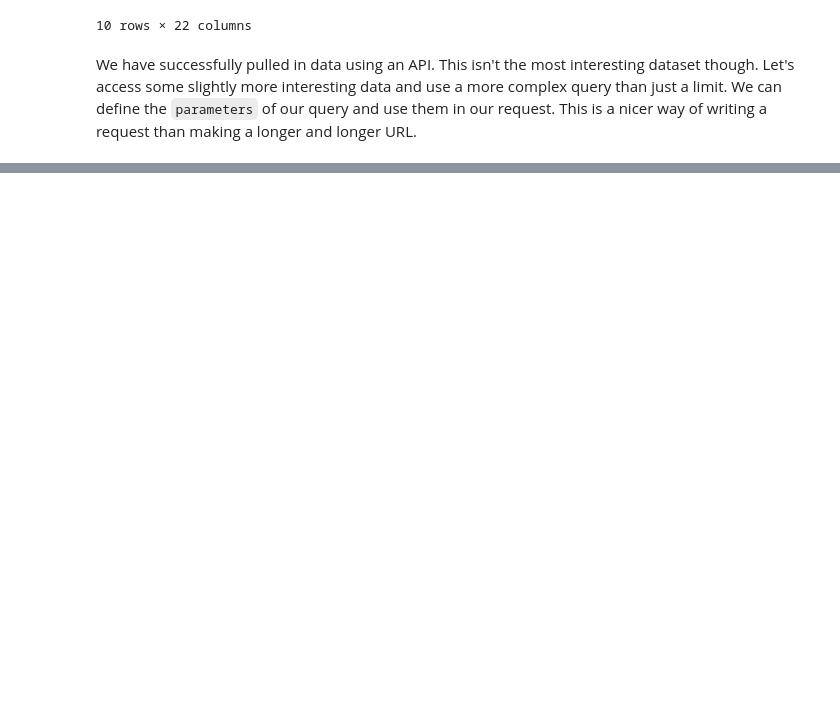
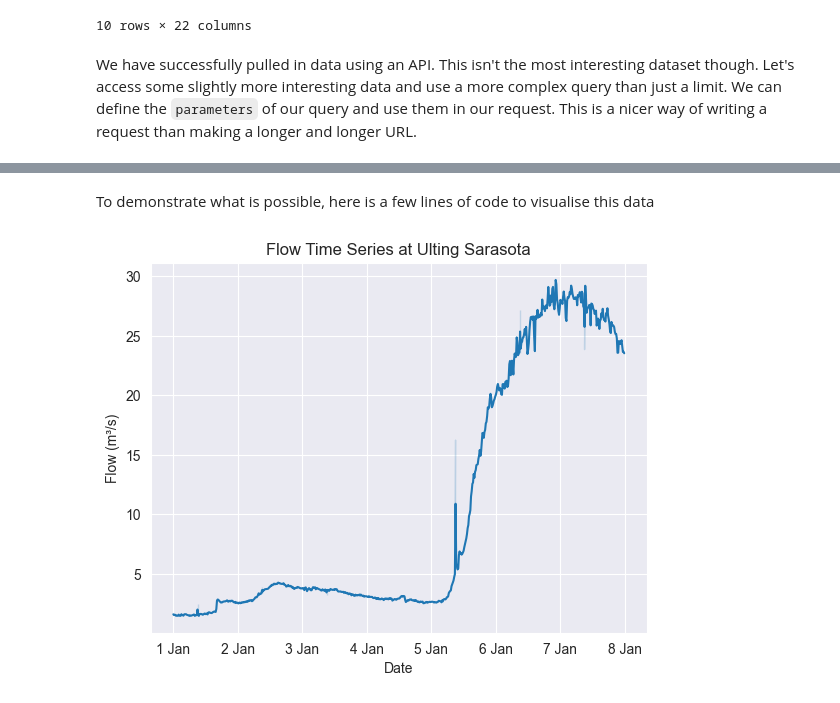
Before and after one commit to The-Rivers-Trust/CoP, a Jupyter notebook: CoP_notebook.ipynb, the cells around one changed output, grey strips where cells are left out. Drawn from its saved outputs; the diff is of its cells as text; code cells hidden in the pictures; blank space fills up the shorter version.

```diff
--- a/CoP_notebook.ipynb
+++ b/CoP_notebook.ipynb
@@ -105,0 +143,37 @@ We can define the `parameters` of our query and use them in our request. This is
+# %% [markdown]
+To demonstrate what is possible, here is a few lines of code to visualise this data
+# %%
+import seaborn as sns
+import matplotlib.pyplot as plt
+
+sns.set_style("darkgrid")
+
+g = sns.lineplot(y="value", x="dateTime", data=flow_df)
+g.set_xticks([
+    "2025-01-01T00:00:00",
+    "2025-01-02T00:00:00",
+    "2025-01-03T00:00:00",
+    "2025-01-04T00:00:00",
+    "2025-01-05T00:00:00",
+    "2025-01-06T00:00:00",
+    "2025-01-07T00:00:00",
+    "2025-01-08T00:00:00"
+],
+[
+    "1 Jan",
+    "2 Jan",
+    "3 Jan",
+    "4 Jan",
+    "5 Jan",
+    "6 Jan",
+    "7 Jan",
+    "8 Jan"
+])
+
+plt.xlabel("Date")
+plt.ylabel("Flow (m³/s)")
+plt.title("Flow Time Series at Ulting Sarasota")
+
+plt.show()
+# %% [output]
+[figure, added]
```
Also changed, not shown: parts of 1 cell of this notebook.
